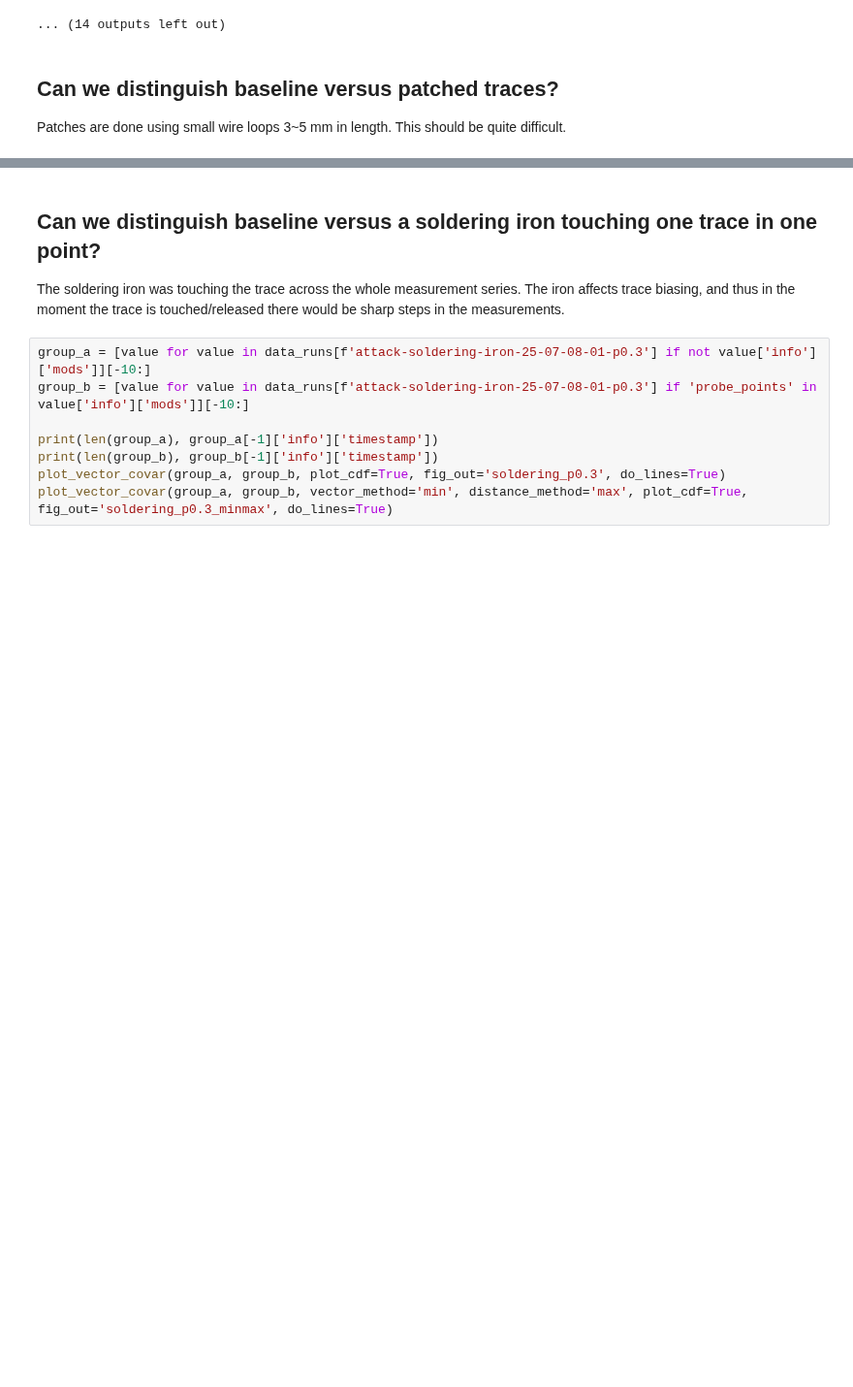
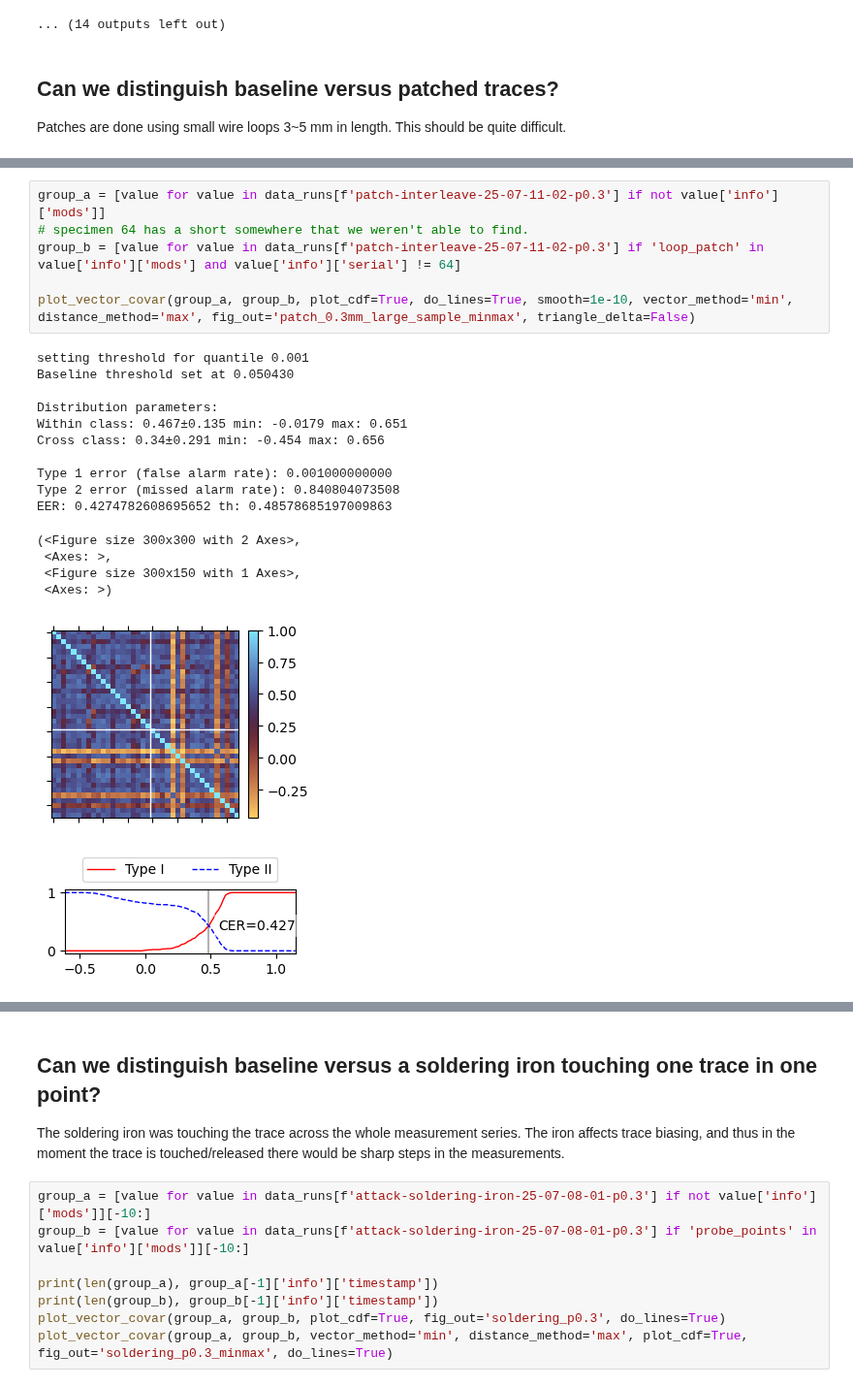
Before and after one commit to jaseg/sampling-mesh-monitor, a Jupyter notebook: jupyter_notebooks/classifier_tests.ipynb, the cells around one changed output, grey strips where cells are left out. Shown at 97% size. Drawn from its saved outputs; the diff is of its cells as text; blank space fills up the shorter version.

```diff
--- a/jupyter_notebooks/classifier_tests.ipynb
+++ b/jupyter_notebooks/classifier_tests.ipynb
@@ -1304,0 +1353,23 @@ EER: 0.12000000000000001 th: 0.4415850066114029
+# %%
+group_a = [value for value in data_runs[f'patch-interleave-25-07-11-02-p0.3'] if not value['info']['mods']]
+# specimen 64 has a short somewhere that we weren't able to find.
+group_b = [value for value in data_runs[f'patch-interleave-25-07-11-02-p0.3'] if 'loop_patch' in value['info']['mods'] and value['info']['serial'] != 64]
+
+plot_vector_covar(group_a, group_b, plot_cdf=True, do_lines=True, smooth=1e-10, vector_method='min', distance_method='max', fig_out='patch_0.3mm_large_sample_minmax', triangle_delta=False)
+# %% [output]
+setting threshold for quantile 0.001
+Baseline threshold set at 0.050430
+
+Distribution parameters:
+Within class: 0.467±0.135 min: -0.0179 max: 0.651
+Cross class: 0.34±0.291 min: -0.454 max: 0.656
+
+Type 1 error (false alarm rate): 0.001000000000
+Type 2 error (missed alarm rate): 0.840804073508
+EER: 0.4274782608695652 th: 0.48578685197009863
+(<Figure size 300x300 with 2 Axes>,
+ <Axes: >,
+ <Figure size 300x150 with 1 Axes>,
+ <Axes: >)
+[figure, added]
+[figure, added]
```
Also changed, not shown: parts of 7 cells of this notebook, 20 other files.
